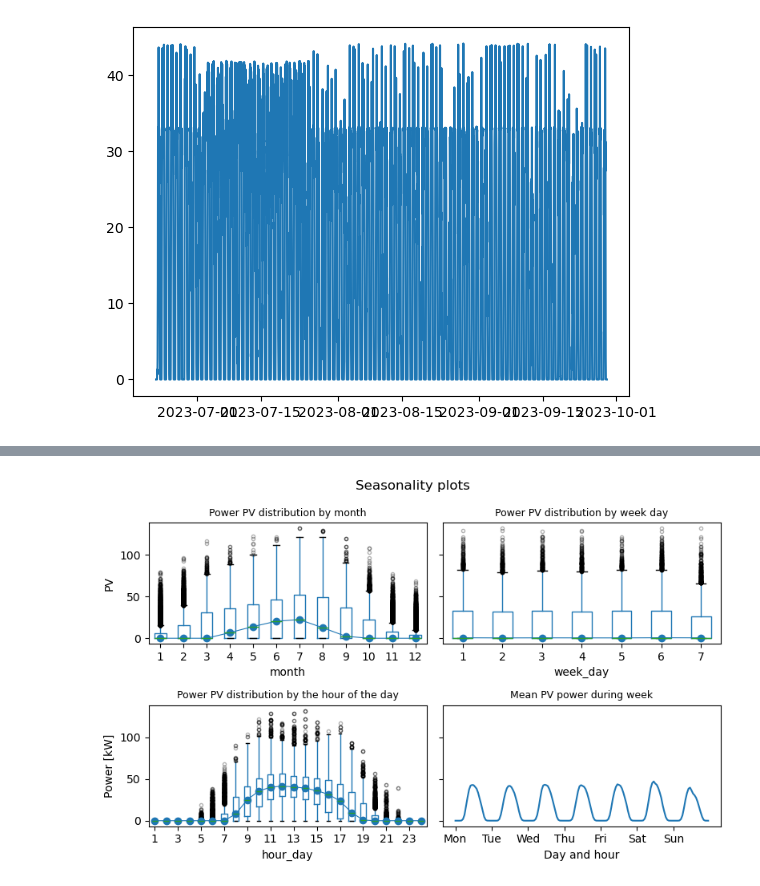
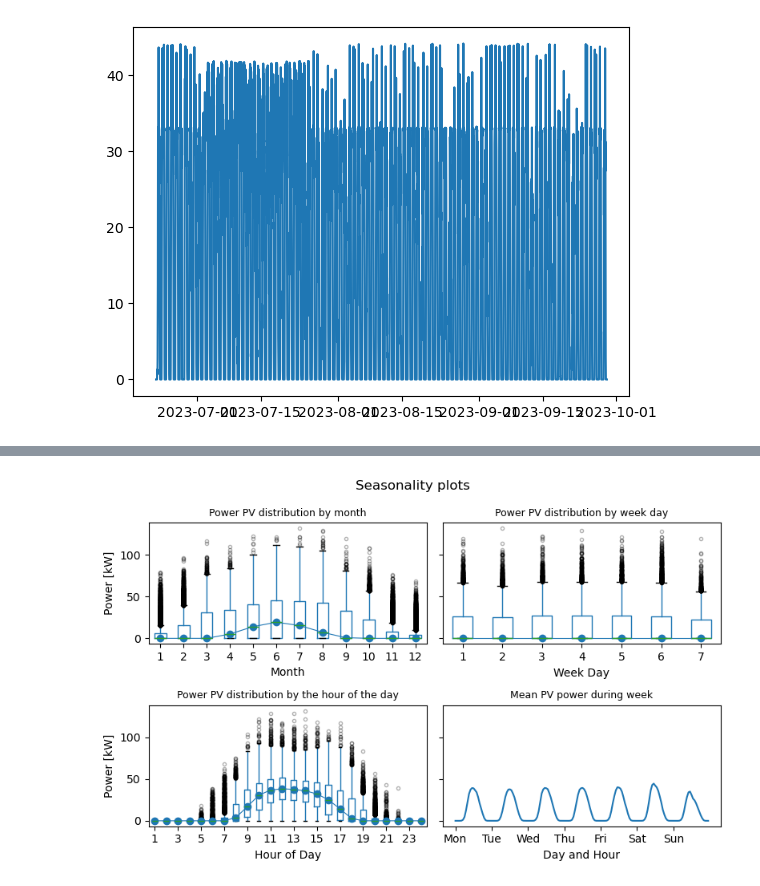
Before and after one commit to SpongeStark/Pre-PhD, a Jupyter notebook: demo/Data_exploration.ipynb, the cells around one changed output, grey strips where cells are left out. Cells and saved outputs as stored; diff of their text form; code cells hidden in the pictures.

```diff
--- a/demo/Data_exploration.ipynb
+++ b/demo/Data_exploration.ipynb
@@ -184,6 +154,0 @@ plt.plot(dts1_f.Date_utc.dt.tz_localize(None), dts1_f['PV'])
-# %%
-dts1_f.loc[initial11:final11-1,'PV'] = s2
-plt.plot(dts1_f.Date_utc.dt.tz_localize(None), dts1_f['PV'])
-plt.xlabel('Time Stamp')
-plt.ylabel('Power kW')
-plt.grid()
@@ -226,8 +169,17 @@ plt.plot(s)
 # %%
-dts2_f = dts2.copy()
-dts2_f.loc[initial:final-5,'PV'] = s
+# Assuming you have two separate ranges
+range1 = dts2.index[initial : final-5]
+
+
+
+# Drop both ranges at the same time
+
+dts2_f=dts2.copy()
+
+dts2_f.drop(range1,inplace=True)
 plt.plot(dts2_f.Date_utc.dt.tz_localize(None), dts2_f['PV'])
 plt.xlabel('Time Stamp')
 plt.ylabel('Power kW')
 plt.grid()
+range1
 # %% [output]
@@ -248,43 +201,43 @@ df_r['month'] = df_r['Date_utc'].dt.month
 fig, axs = plt.subplots(2, 2, figsize=(8, 5), sharex=False, sharey=True)
 axs = axs.ravel()
 df_r = data_set.copy()
 
 # Users distribution by month
-df_r['month'] = df_r['Date_utc'].dt.month
-df_r.boxplot(column='PV', by='month', ax=axs[0], flierprops={'markersize': 3, 'alpha': 0.3})
-df_r.groupby('month')['PV'].median().plot(style='o-', linewidth=0.8, ax=axs[0])
-axs[0].set_ylabel('PV')
+df_r['Month'] = df_r['Date_utc'].dt.month
+df_r.boxplot(column='PV', by='Month', ax=axs[0], flierprops={'markersize': 3, 'alpha': 0.3})
+df_r.groupby('Month')['PV'].median().plot(style='o-', linewidth=0.8, ax=axs[0])
+axs[0].set_ylabel('Power [kW]')
 axs[0].set_title('Power PV distribution by month', fontsize=9)
 
 # Users distribution by week day
-df_r['week_day'] = df_r['Date_utc'].dt.day_of_week + 1
-df_r.boxplot(column='PV', by='week_day', ax=axs[1], flierprops={'markersize': 3, 'alpha': 0.3})
-df_r.groupby('week_day')['PV'].median().plot(style='o-', linewidth=0.8, ax=axs[1])
+df_r['Week Day'] = df_r['Date_utc'].dt.day_of_week + 1
+df_r.boxplot(column='PV', by='Week Day', ax=axs[1], flierprops={'markersize': 3, 'alpha': 0.3})
+df_r.groupby('Week Day')['PV'].median().plot(style='o-', linewidth=0.8, ax=axs[1])
 axs[1].set_ylabel('Power [kW]')
 axs[1].set_title('Power PV distribution by week day', fontsize=9)
 
 # Users distribution by the hour of the day
-df_r['hour_day'] = df_r['Date_utc'].dt.hour + 1
-df_r.boxplot(column='PV', by='hour_day', ax=axs[2], flierprops={'markersize': 3, 'alpha': 0.3})
-df_r.groupby('hour_day')['PV'].median().plot(style='o-', linewidth=0.8, ax=axs[2])
+df_r['Hour of Day'] = df_r['Date_utc'].dt.hour + 1
+df_r.boxplot(column='PV', by='Hour of Day', ax=axs[2], flierprops={'markersize': 3, 'alpha': 0.3})
+df_r.groupby('Hour of Day')['PV'].median().plot(style='o-', linewidth=0.8, ax=axs[2])
 axs[2].set_ylabel('Power [kW]')
 axs[2].set_title('Power PV distribution by the hour of the day', fontsize=9)
 axs[2].set_xticks(range(1, 25, 2))
 
 # Users distribution by week day and hour of the day
-mean_day_hour = df_r.groupby(["week_day", "hour_day"])["PV"].mean()
+mean_day_hour = df_r.groupby(["Week Day", "Hour of Day"])["PV"].mean()
 mean_day_hour.plot(ax=axs[3])
 axs[3].set(
     title       = "Mean PV power during week",
     xticks      = [i * 24 for i in range(7)],
     xticklabels = ["Mon", "Tue", "Wed", "Thu", "Fri", "Sat", "Sun"],
-    xlabel      = "Day and hour",
+    xlabel      = "Day and Hour",
     ylabel      = "Number of users"
 )
 axs[3].title.set_size(9)
 
 fig.suptitle("Seasonality plots", fontsize=12)
 fig.tight_layout()
 plt.savefig("seasonality_plot.pdf", dpi=300)
 # %% [output]
-[figure, old version]
+[figure, new version]
```
Also changed, not shown: parts of 15 cells of this notebook.
